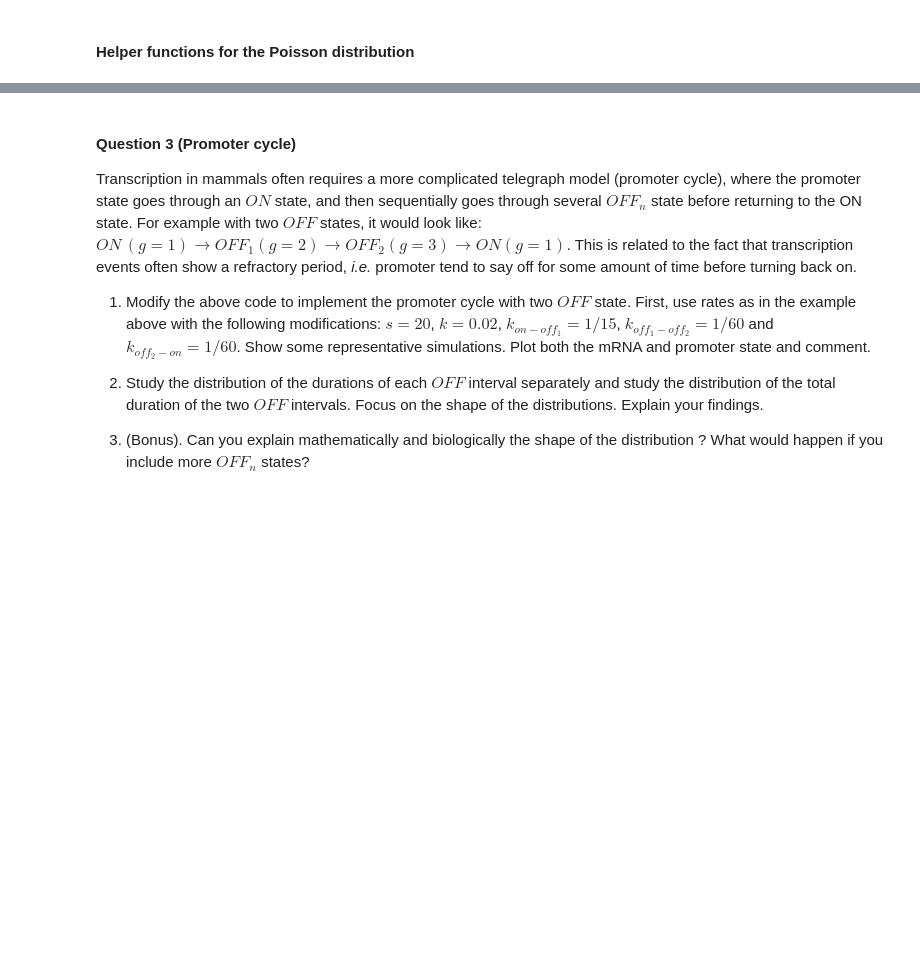
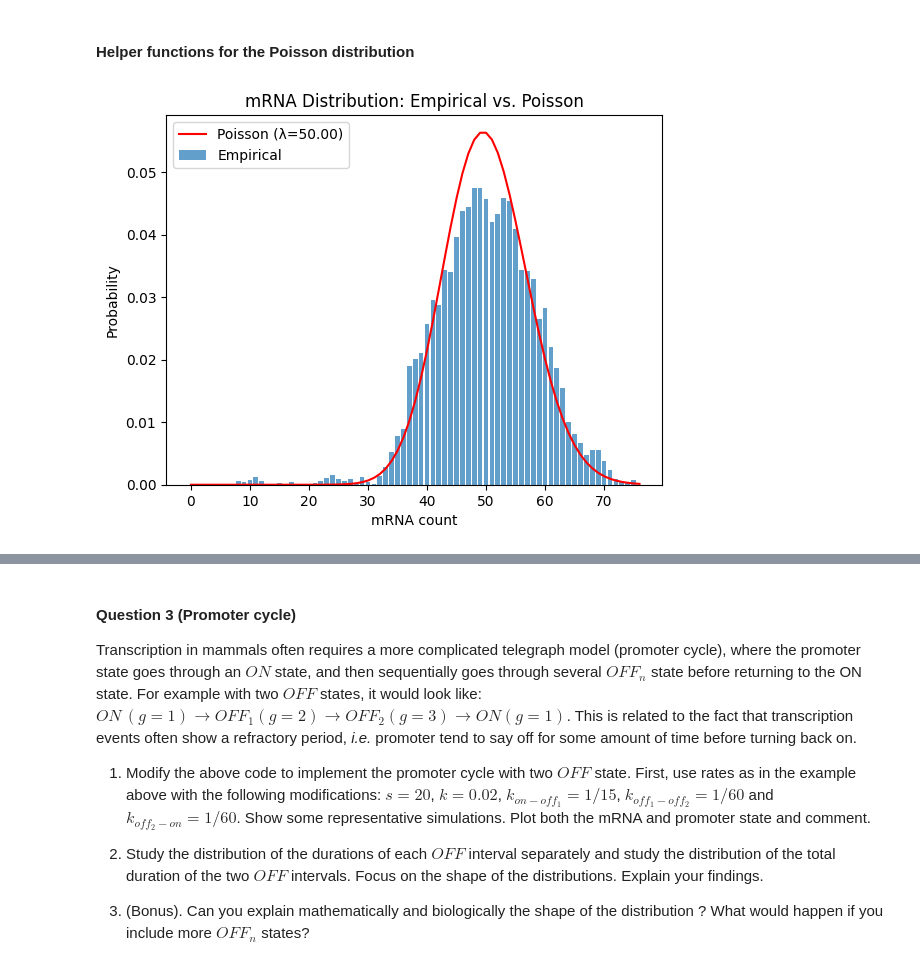
Before and after one commit to NicolasDugave/G2F-ex3, a Jupyter notebook: Exercise_Week10_11_A_Exercises_Maria.ipynb, the cells around one changed output, grey strips where cells are left out. Drawn from its saved outputs; the diff is of its cells as text; code cells hidden in the pictures; blank space fills up the shorter version.

```diff
--- a/Exercise_Week10_11_A_Exercises_Maria.ipynb
+++ b/Exercise_Week10_11_A_Exercises_Maria.ipynb
@@ -382,18 +386,39 @@ def Poisson(lam, counts):
 # %%
 #initial conditions for the state (g,n) at time t=0
 g_0 = 1 # Initial promoter state
 
-##Find Parameters giving Poisson distribution
-s = ... # Number of initiations per minute
-k = ... # Degradation rate,  unit min^-1
-k_off = ... #Switching off rate, unit min^-1, t_on = 1/k_off
-k_on  = ... #Switching on rate, unit min^-1, t_off = 1/k_on
+#Find Parameters giving Poisson distribution
+s = 1 # Number of initiations per minute
+k = 0.02 # Degradation rate,  unit min^-1
+k_off = 0.001 #Switching off rate, unit min^-1, t_on = 1/k_off
+k_on  = 1000 #Switching on rate, unit min^-1, t_off = 1/k_on
 
-n_0=...
+n_0=0
 
 DT = 0.01 # min
 
 
 t_end = 100 * 1/k # Total simulation time in minutes, adjust if needed
 
 parameters = [s, k, k_on, k_off]
+
+n, g, t = run_gillespie_telegraph(n_0, g_0, parameters, t_end, DT)
+
+# Empirical histogram of mRNA counts
+counts, bins = np.histogram(n, bins=range(max(n)+1), density=True)
+# density=True normalizes the histogram so that the sum of the bin heights is 1 (probability density function) so that it can be directly compared to the theoretical Poisson distribution.
+
+# Poisson distribution
+lam = s / k
+poisson_probs = Poisson(lam, np.arange(max(n)+1))
+
+# Plotting
+plt.bar(bins[:-1], counts, width=0.8, label="Empirical", alpha=0.7)
+plt.plot(np.arange(max(n)+1), poisson_probs, 'r-', label=f"Poisson (λ={lam:.2f})")
+plt.xlabel("mRNA count")
+plt.ylabel("Probability")
+plt.legend()
+plt.title("mRNA Distribution: Empirical vs. Poisson")
+plt.show()
+# %% [output]
+[figure, added]
```
Also changed, not shown: parts of 6 cells of this notebook, 1 other file.
